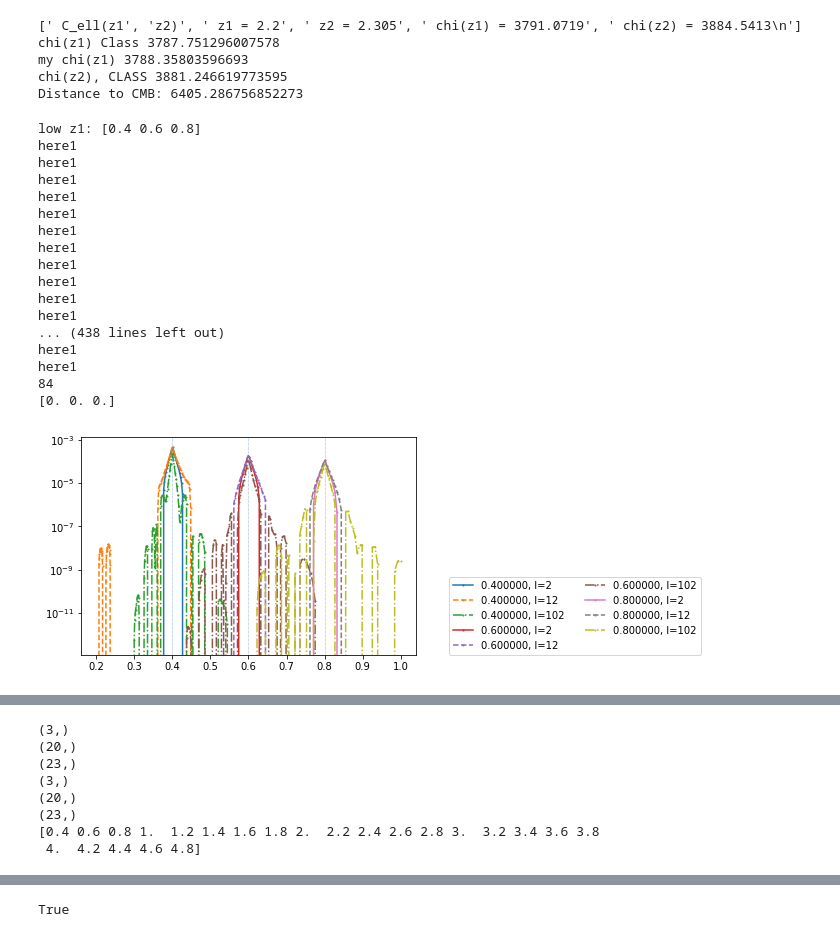
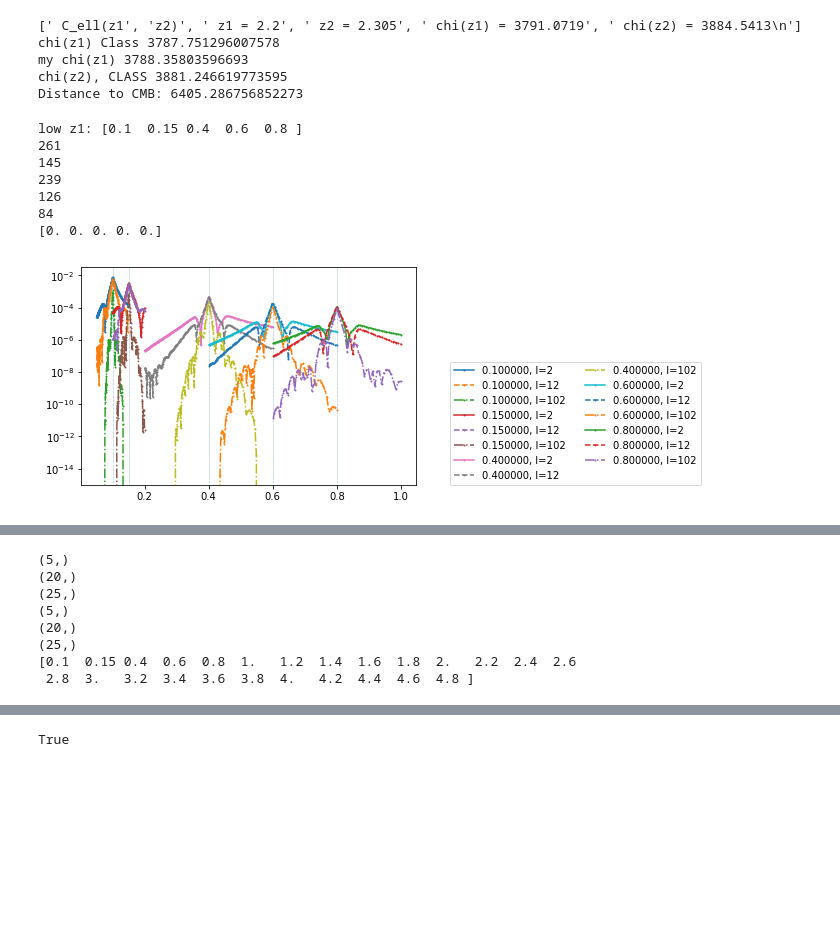
Before and after one commit to VMBoehm/postlimber, a Jupyter notebook: notebooks/IntegrateCldd.ipynb, the cells around one changed output, grey strips where cells are left out. Cells and saved outputs as stored; diff of their text form; code cells hidden in the pictures; blank space fills up the shorter version.

```diff
--- a/notebooks/IntegrateCldd.ipynb
+++ b/notebooks/IntegrateCldd.ipynb
@@ -8,3 +6,5 @@ path = '/global/homes/v/vboehm/codes/postlimber/output/'
+# %%
+path = '/global/cscratch1/sd/vboehm/PostLimberCross/output_cldd/'
 # %%
 #cosmology
 h         = 0.6770
@@ -99,7 +99,7 @@ import fnmatch
 # this is the loop for low redshifts
 
 z1s1 = np.arange(0.4,1.0,0.2)
-#z1s1 = np.insert(z1s1,0,0.011)
+z1s1 = np.insert(z1s1,0,np.arange(0.1,0.2,0.05))
 
 print('low z1:',z1s1)
 
@@ -107,66 +107,54 @@ C_ells1 = []
 z2s1 = []
 z1_=[]
 for z1 in z1s1:
     z2=[]
     C_ells=[]
     for file in os.listdir(path):
-        if fnmatch.fnmatch(file, 'C_ell_z1_%.4f_z2*_lmin2_lmax2000_nd0.dat'%z1):
-            print('here1')
+        if fnmatch.fnmatch(file, 'C_ell_z1_%.5f_z2*_lmin2_lmax2000_nd0.dat'%z1):
             z1_+=[z1]
             C_ells +=[np.loadtxt(path+file,skiprows=1)[:,1]]
 
             try:
                 z2+=[ast.literal_eval(file[19:26])]
             except:
                 try:
                     z2+=[ast.literal_eval(file[19:25])]
                 except:
                     z2+=[ast.literal_eval(file[19:24])]
 
-#         if fnmatch.fnmatch(file, 'C_ell_z1_%.5f_z2*.dat'%z1):
-#             print('here2')
-#             z1_+=[z1]
-#             C_ells +=[np.loadtxt(path+file,skiprows=1)[:,1]]
+        if fnmatch.fnmatch(file,'C_ell_z1_%.4f_z2*_lmin2_lmax2000_nd0.dat'%z1):
+            z1_+=[z1]
+            C_ells +=[np.loadtxt(path+file,skiprows=1)[:,1]]
 
 
-#             try:
-#                 z2+=[ast.literal_eval(file[19:25])]
-#             except:
-#                 try:
-#                     z2+=[ast.literal_eval(file[19:24])]
-#                 except:
-#                     z2+=[ast.literal_eval(file[19:23])]
+            try:
+                z2+=[ast.literal_eval(file[19:26])]
+            except:
+                try:
+                    z2+=[ast.literal_eval(file[19:25])]
+                except:
+                    z2+=[ast.literal_eval(file[19:24])]
     print(len(z2))
     assert(len(z2)==len(np.unique(z2)))
     z2 = np.asarray(z2)
     ii = np.argsort(z2)
-    plt.semilogy(z2[ii],np.asarray(C_ells)[ii,0],marker='o',markersize='1',label='%f, l=%d'%(z1,ell[0]))
-    plt.semilogy(z2[ii],np.asarray(C_ells)[ii,10],marker='o',ls='--',markersize='1',label='%f, l=%d'%(z1,ell[10]))
-    plt.semilogy(z2[ii],np.asarray(C_ells)[ii,100],marker='o',ls='-.',markersize='1',label='%f, l=%d'%(z1,ell[100]))
+    plt.semilogy(z2[ii],abs(np.asarray(C_ells)[ii,0]),marker='o',markersize='1',label='%f, l=%d'%(z1,ell[0]))
+    plt.semilogy(z2[ii],abs(np.asarray(C_ells)[ii,10]),marker='o',ls='--',markersize='1',label='%f, l=%d'%(z1,ell[10]))
+    plt.semilogy(z2[ii],abs(np.asarray(C_ells)[ii,100]),marker='o',ls='-.',markersize='1',label='%f, l=%d'%(z1,ell[100]))
     plt.axvline(z1,lw=0.5,ls=':')
     z2s1+=[z2]
     C_ells1+=[C_ells]
 plt.legend(ncol=2,loc=(1.1,0))
 print(z1s1-np.unique(z1_))
 # %% [output]
-low z1: [0.4 0.6 0.8]
-here1
-here1
-here1
-here1
-here1
-here1
-here1
-here1
-here1
-here1
-here1
-... (438 lines left out)
-here1
-here1
+low z1: [0.1  0.15 0.4  0.6  0.8 ]
+261
+145
+239
+126
 84
-[0. 0. 0.]
+[0. 0. 0. 0. 0.]
-[figure, old version]
+[figure, new version]
 # %%
 #high redshift z1s
 #loop over these z1s
@@ -254,14 +242,14 @@ z1s = np.concatenate((z1s1,z1s2))
 
 print(z1s)
 # %% [output]
-(3,)
+(5,)
 (20,)
-(23,)
-(3,)
+(25,)
+(5,)
 (20,)
-(23,)
-[0.4 0.6 0.8 1.  1.2 1.4 1.6 1.8 2.  2.2 2.4 2.6 2.8 3.  3.2 3.4 3.6 3.8
- 4.  4.2 4.4 4.6 4.8]
+(25,)
+[0.1  0.15 0.4  0.6  0.8  1.   1.2  1.4  1.6  1.8  2.   2.2  2.4  2.6
+ 2.8  3.   3.2  3.4  3.6  3.8  4.   4.2  4.4  4.6  4.8 ]
 # %%
 def lensing_kernel(chi_max, chi_z):
     def kernel(z):
```
Also changed, not shown: parts of 4 cells of this notebook, 1 other file.
